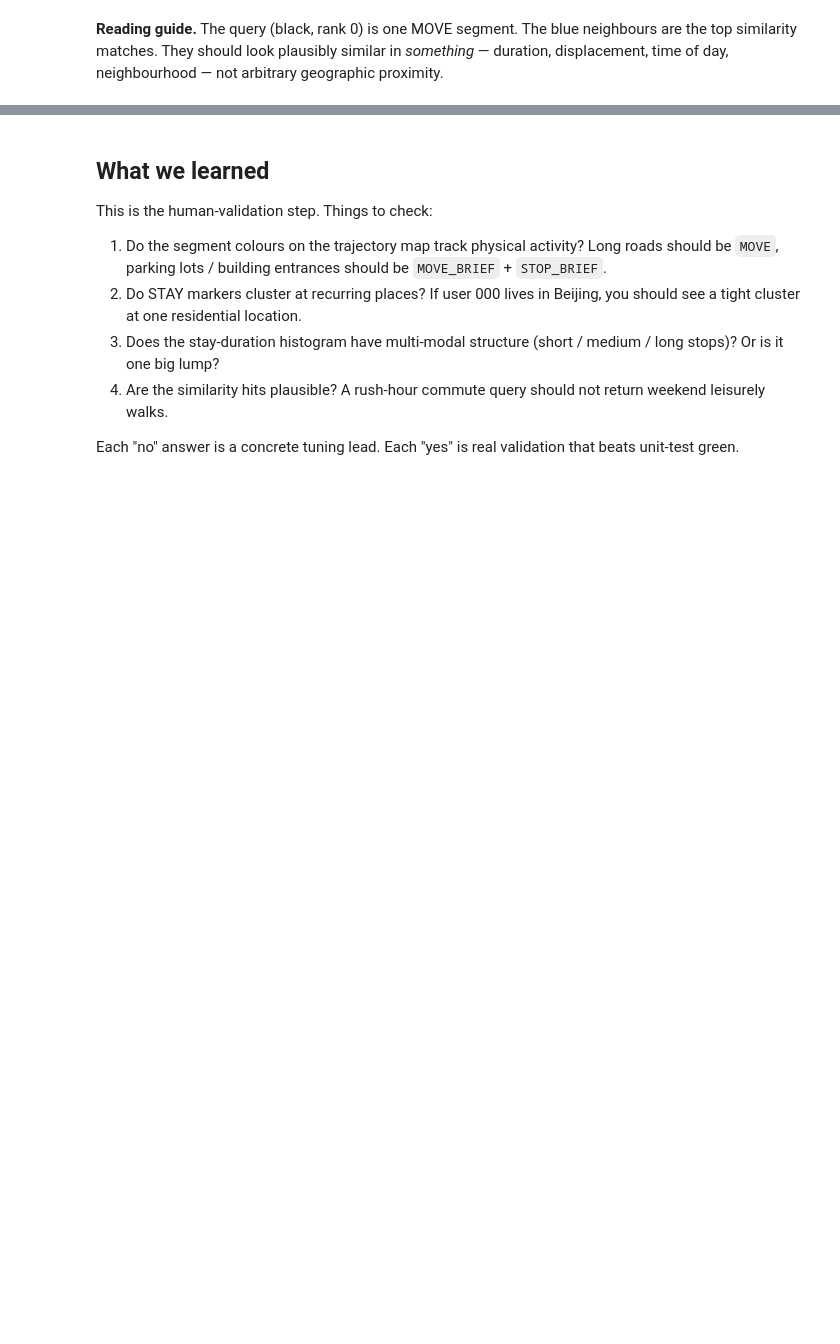
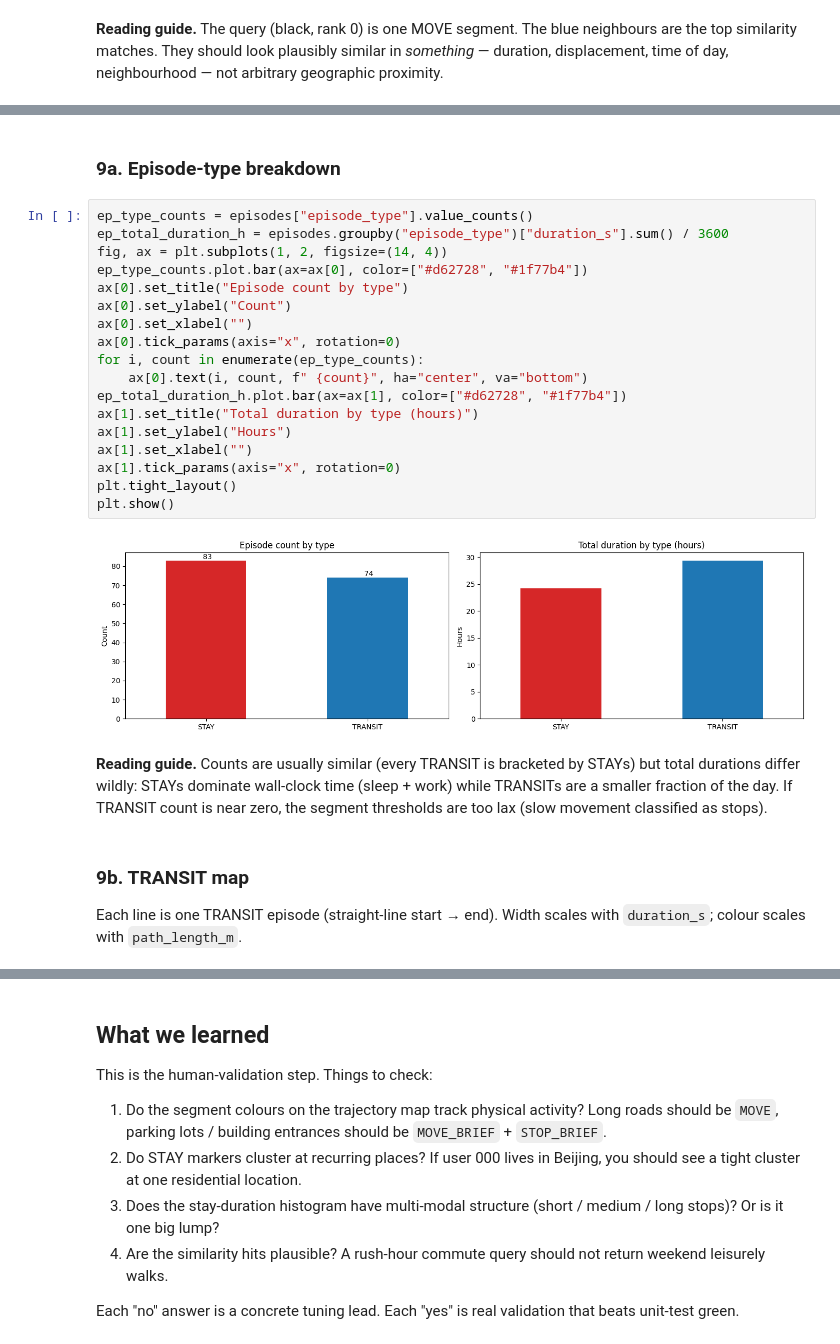
Before and after one commit to darmaaz/trajkit, a Jupyter notebook: examples/geolife/explore.ipynb, the cells around one changed output, grey strips where cells are left out. Drawn from its saved outputs; the diff is of its cells as text; blank space fills up the shorter version.

Commit message:
Add episode-focused section to Geolife notebook

```diff
--- a/examples/geolife/explore.ipynb
+++ b/examples/geolife/explore.ipynb
@@ -300,0 +309,33 @@ day, neighbourhood — not arbitrary geographic proximity.
+# %% [markdown]
+### 9a. Episode-type breakdown
+# %%
+ep_type_counts = episodes["episode_type"].value_counts()
+ep_total_duration_h = episodes.groupby("episode_type")["duration_s"].sum() / 3600
+fig, ax = plt.subplots(1, 2, figsize=(14, 4))
+ep_type_counts.plot.bar(ax=ax[0], color=["#d62728", "#1f77b4"])
+ax[0].set_title("Episode count by type")
+ax[0].set_ylabel("Count")
+ax[0].set_xlabel("")
+ax[0].tick_params(axis="x", rotation=0)
+for i, count in enumerate(ep_type_counts):
+    ax[0].text(i, count, f" {count}", ha="center", va="bottom")
+ep_total_duration_h.plot.bar(ax=ax[1], color=["#d62728", "#1f77b4"])
+ax[1].set_title("Total duration by type (hours)")
+ax[1].set_ylabel("Hours")
+ax[1].set_xlabel("")
+ax[1].tick_params(axis="x", rotation=0)
+plt.tight_layout()
+plt.show()
+# %% [output]
+[figure, added]
+# %% [markdown]
+**Reading guide.** Counts are usually similar (every TRANSIT is
+bracketed by STAYs) but total durations differ wildly: STAYs dominate
+wall-clock time (sleep + work) while TRANSITs are a smaller fraction
+of the day. If TRANSIT count is near zero, the segment thresholds are
+too lax (slow movement classified as stops).
+# %% [markdown]
+### 9b. TRANSIT map
+
+Each line is one TRANSIT episode (straight-line start → end). Width
+scales with `duration_s`; colour scales with `path_length_m`.
```
Also changed, not shown: parts of 7 cells of this notebook, 5 other files.
